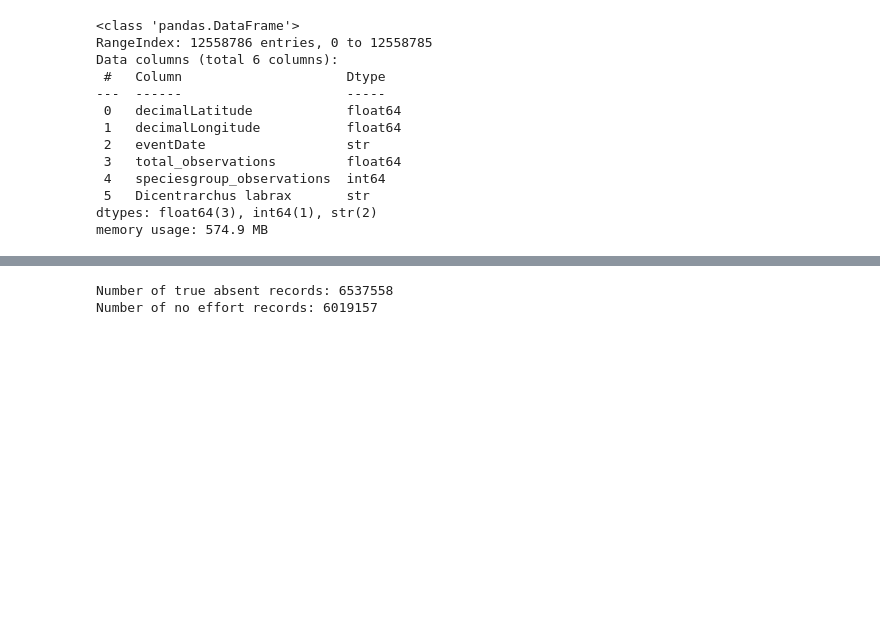
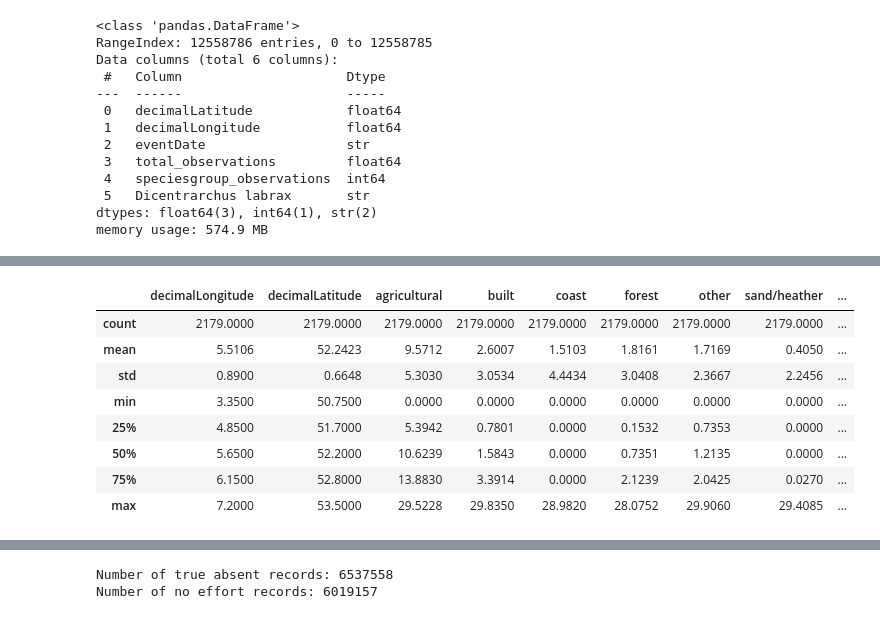
Before and after one commit to XueHu2222/DSAI, a Jupyter notebook: assignment_template_it1.ipynb, the cells around one changed output, grey strips where cells are left out. Cells and saved outputs as stored; diff of their text form; code cells hidden in the pictures; blank space fills up the shorter version.

```diff
--- a/assignment_template_it1.ipynb
+++ b/assignment_template_it1.ipynb
@@ -58,0 +100,12 @@ memory usage: 574.9 MB
+# %%
+df_habitats.describe()
+# %% [output]
+|  | decimalLongitude | decimalLatitude | agricultural | built | coast | forest | other | sand/heather | ... |
+| count | 2179.0000 | 2179.0000 | 2179.0000 | 2179.0000 | 2179.0000 | 2179.0000 | 2179.0000 | 2179.0000 | ... |
+| mean | 5.5106 | 52.2423 | 9.5712 | 2.6007 | 1.5103 | 1.8161 | 1.7169 | 0.4050 | ... |
+| std | 0.8900 | 0.6648 | 5.3030 | 3.0534 | 4.4434 | 3.0408 | 2.3667 | 2.2456 | ... |
+| min | 3.3500 | 50.7500 | 0.0000 | 0.0000 | 0.0000 | 0.0000 | 0.0000 | 0.0000 | ... |
+| 25% | 4.8500 | 51.7000 | 5.3942 | 0.7801 | 0.0000 | 0.1532 | 0.7353 | 0.0000 | ... |
+| 50% | 5.6500 | 52.2000 | 10.6239 | 1.5843 | 0.0000 | 0.7351 | 1.2135 | 0.0000 | ... |
+| 75% | 6.1500 | 52.8000 | 13.8830 | 3.3914 | 0.0000 | 2.1239 | 2.0425 | 0.0270 | ... |
+| max | 7.2000 | 53.5000 | 29.5228 | 29.8350 | 28.9820 | 28.0752 | 29.9060 | 29.4085 | ... |
```
Also changed, not shown: parts of 62 cells of this notebook.
